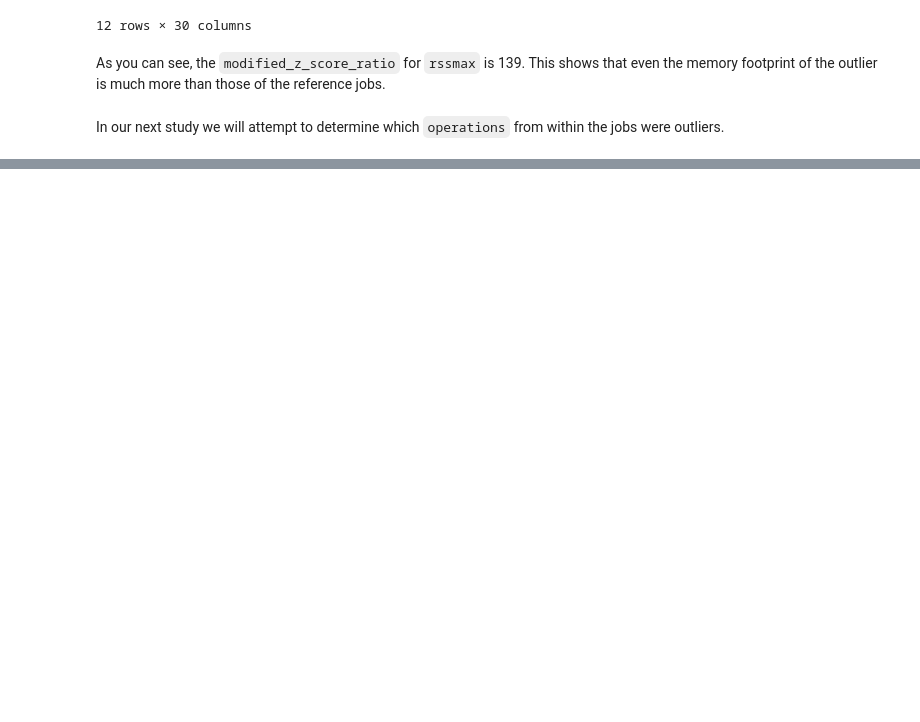
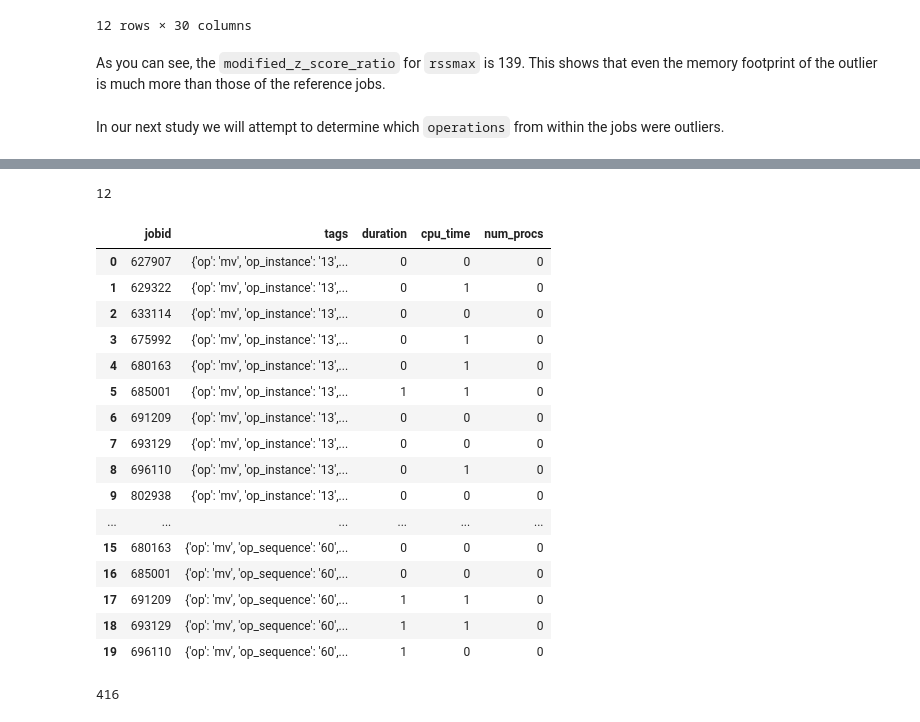
Before and after one commit to ilaflott/epmt, a Jupyter notebook: Outliers.ipynb, the cells around one changed output, grey strips where cells are left out. Drawn from its saved outputs; the diff is of its cells as text; code cells hidden in the pictures; blank space fills up the shorter version.

```diff
--- a/Outliers.ipynb
+++ b/Outliers.ipynb
@@ -318,0 +331,31 @@ In our next study we will attempt to determine which `operations` from within th
+# %%
+jobs = eq.get_jobs(tag="exp_name:ESM4_historical_D151;exp_component:ocean_annual_z_1x1deg", fmt='terse')
+# %%
+len(jobs)
+# %% [output]
+12
+# %%
+(df, parts, scores_df, sorted_tags, sorted_features) = eod.detect_outlier_ops(jobs)
+df.head(20)
+# %% [output]
+|  | jobid | tags | duration | cpu_time | num_procs |
+| 0 | 627907 | {'op': 'mv', 'op_instance': '13',... | 0 | 0 | 0 |
+| 1 | 629322 | {'op': 'mv', 'op_instance': '13',... | 0 | 1 | 0 |
+| 2 | 633114 | {'op': 'mv', 'op_instance': '13',... | 0 | 0 | 0 |
+| 3 | 675992 | {'op': 'mv', 'op_instance': '13',... | 0 | 1 | 0 |
+| 4 | 680163 | {'op': 'mv', 'op_instance': '13',... | 0 | 1 | 0 |
+| 5 | 685001 | {'op': 'mv', 'op_instance': '13',... | 1 | 1 | 0 |
+| 6 | 691209 | {'op': 'mv', 'op_instance': '13',... | 0 | 0 | 0 |
+| 7 | 693129 | {'op': 'mv', 'op_instance': '13',... | 0 | 0 | 0 |
+| 8 | 696110 | {'op': 'mv', 'op_instance': '13',... | 0 | 1 | 0 |
+| 9 | 802938 | {'op': 'mv', 'op_instance': '13',... | 0 | 0 | 0 |
+| ... | ... | ... | ... | ... | ... |
+| 15 | 680163 | {'op': 'mv', 'op_sequence': '60',... | 0 | 0 | 0 |
+| 16 | 685001 | {'op': 'mv', 'op_sequence': '60',... | 0 | 0 | 0 |
+| 17 | 691209 | {'op': 'mv', 'op_sequence': '60',... | 1 | 1 | 0 |
+| 18 | 693129 | {'op': 'mv', 'op_sequence': '60',... | 1 | 1 | 0 |
+| 19 | 696110 | {'op': 'mv', 'op_sequence': '60',... | 1 | 0 | 0 |
+# %%
+len(sorted_tags)
+# %% [output]
+416
```
Also changed, not shown: parts of 20 cells of this notebook, 2 other files.
